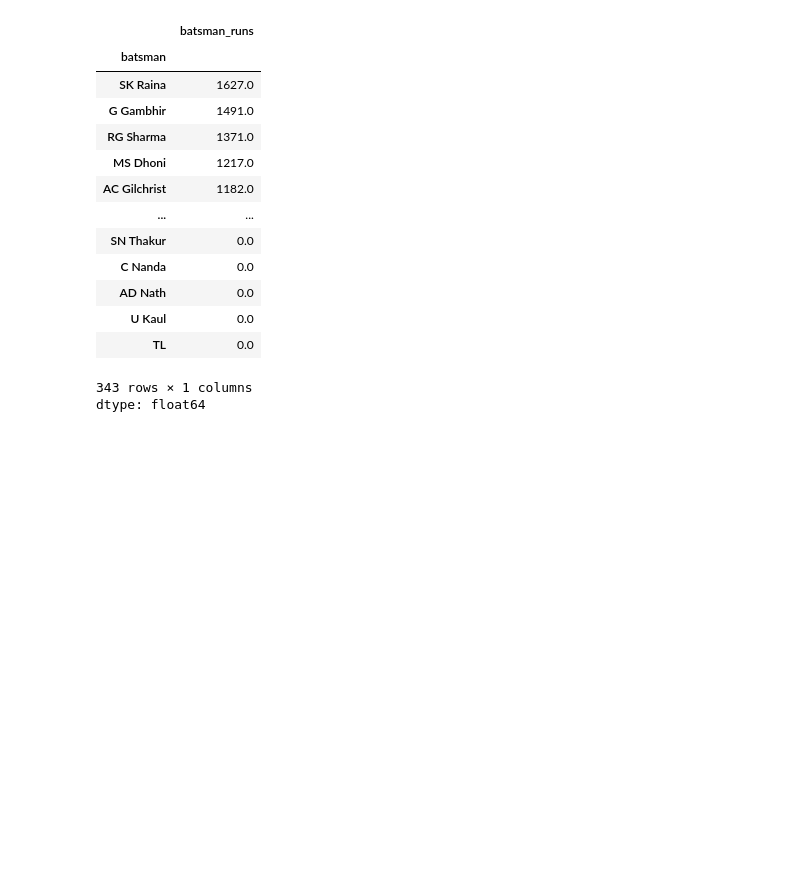
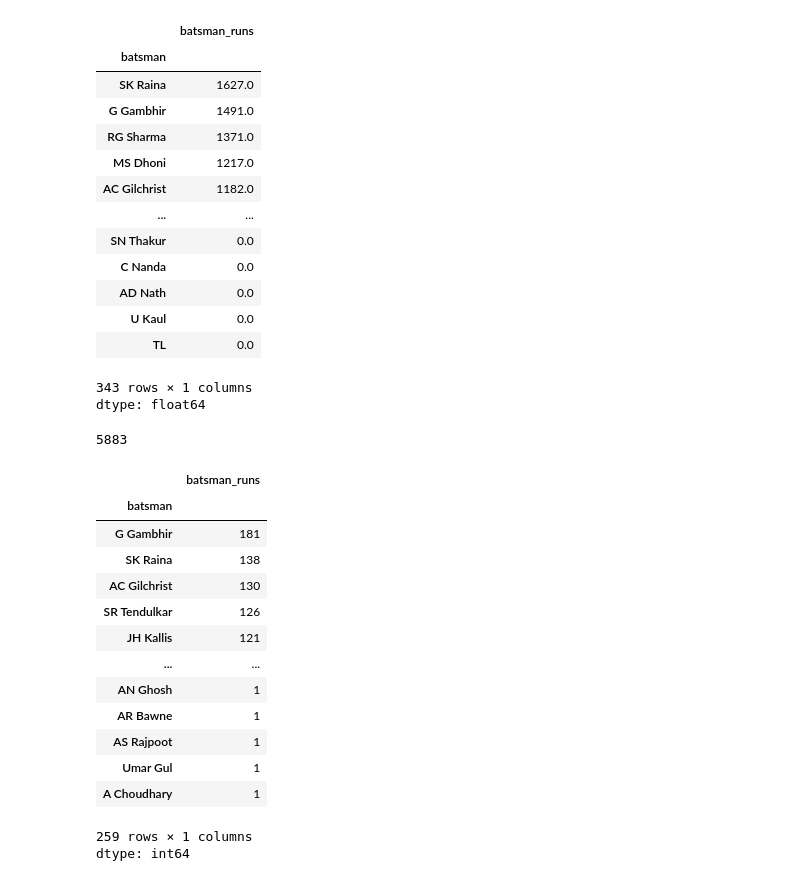
Before and after one commit to badalm06/Numpy, a Jupyter notebook: Pandas.ipynb, the cells around one changed output. Drawn from its saved outputs; the diff is of its cells as text; code cells hidden in the pictures; blank space fills up the shorter version.

```diff
--- a/Pandas.ipynb
+++ b/Pandas.ipynb
@@ -365,3 +365,28 @@ runs['batsman_runs'].sum().sort_values(ascending=False)
 | TL | 0.0 |
 343 rows × 1 columns
 dtype: float64
+# %%
+mask = delivery['batsman_runs']==4
+new_delivery = delivery[mask]
+# %%
+new_delivery.shape[0]
+# %% [output]
+5883
+# %%
+new_delivery.groupby('batsman')['batsman_runs'].count().sort_values(ascending=False)
+# %% [output]
+|  | batsman_runs |
+| batsman |  |
+| G Gambhir | 181 |
+| SK Raina | 138 |
+| AC Gilchrist | 130 |
+| SR Tendulkar | 126 |
+| JH Kallis | 121 |
+| ... | ... |
+| AN Ghosh | 1 |
+| AR Bawne | 1 |
+| AS Rajpoot | 1 |
+| Umar Gul | 1 |
+| A Choudhary | 1 |
+259 rows × 1 columns
+dtype: int64
```
Also changed, not shown: parts of 3 cells of this notebook.
